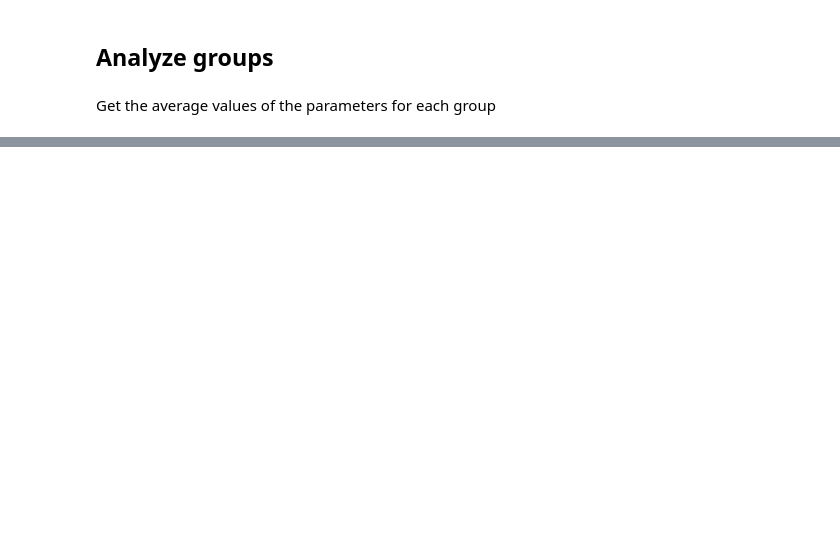
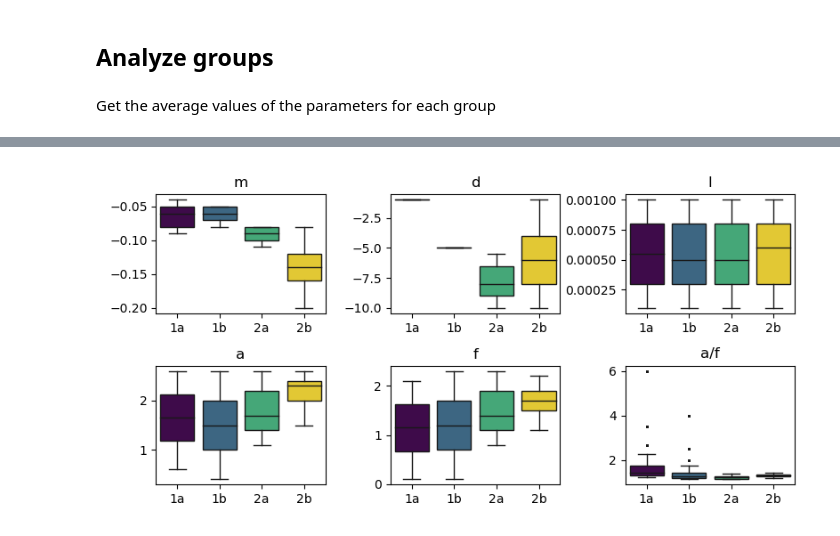
Before and after one commit to NLM-DIR/clonal-tumor-dynamics, a Jupyter notebook: Figure_5b.ipynb, the cells around one changed output, grey strips where cells are left out. Cells and saved outputs as stored; diff of their text form; code cells hidden in the pictures; blank space fills up the shorter version.

```diff
--- a/Figure_5b.ipynb
+++ b/Figure_5b.ipynb
@@ -31,9 +31,11 @@ Define the file path for the configuration file, the path to the saved parameter
 # %%
 groups = ["Grp. A1 B6 (100% C1)", "Grp. A2 B6 (80% C1; 20% C11)", "Grp. A3 B6 (50% C1; 50% C11)", "Grp. A4 B6 (20% C1; 80% C11)"]
 config = "config_tcell.json"
-results_dir = "results_dir/"
-data_save_file = "result_avg.csv"
+results_dir = "/data/hirschmg/tumor_dynamics/estimators/exhs_mpafl_4/"
+data_save_file = "result_avg_b6.csv"
+data_save_file = None
 fig_save_file = "figures/mda.svg" # Set to None if you don't want to save
+fig_save_file = None
 # %% [markdown]
 Create an Estimator object from the config file.
 # %%
@@ -96,3 +158,5 @@ if data_save_file:
+# %%
+avg_results = pd.read_csv(data_save_file)
 # %% [markdown]
 ## Linear regression analysis
 # %% [markdown]
@@ -181,0 +284,19 @@ avg_results.groupby("group").mean()
+# %%
+group_colors = ["#440154", "#31688e", "#35b779", "#ffdc17"]
+fig, axes = plt.subplots(nrows=2, ncols=3, figsize=(8,4))
+sns.boxplot(avg_results, x="group", y="m", linewidth=1, palette=group_colors, ax=axes[0][0])
+axes[0][0].set(title="m", ylabel="", xlabel="", xticklabels=["1a", "1b", "2a", "2b"])
+sns.boxplot(avg_results, x="group", y="d", linewidth=1, palette=group_colors, ax=axes[0][1])
+axes[0][1].set(title="d", ylabel="", xlabel="", xticklabels=["1a", "1b", "2a", "2b"])
+sns.boxplot(avg_results, x="group", y="l", linewidth=1, palette=group_colors, ax=axes[0][2])
+axes[0][2].set(title="l", ylabel="", xlabel="", xticklabels=["1a", "1b", "2a", "2b"])
+sns.boxplot(avg_results, x="group", y="a", linewidth=1, palette=group_colors, ax=axes[1][0])
+axes[1][0].set(title="a", ylabel="", xlabel="", xticklabels=["1a", "1b", "2a", "2b"])
+sns.boxplot(avg_results, x="group", y="f", linewidth=1, palette=group_colors, ax=axes[1][1])
+axes[1][1].set(title="f", ylabel="", xlabel="", xticklabels=["1a", "1b", "2a", "2b"])
+sns.boxplot(avg_results, x="group", y="af", linewidth=1, fliersize=1.5, flierprops={"marker": "."}, palette=group_colors, ax=axes[1][2])
+axes[1][2].set(title="a/f", ylabel="", xlabel="", xticklabels=["1a", "1b", "2a", "2b"])
+plt.tight_layout()
+plt.show()
+# %% [output]
+[figure, added]
```
Also changed, not shown: parts of 14 cells of this notebook, 8 other files.
